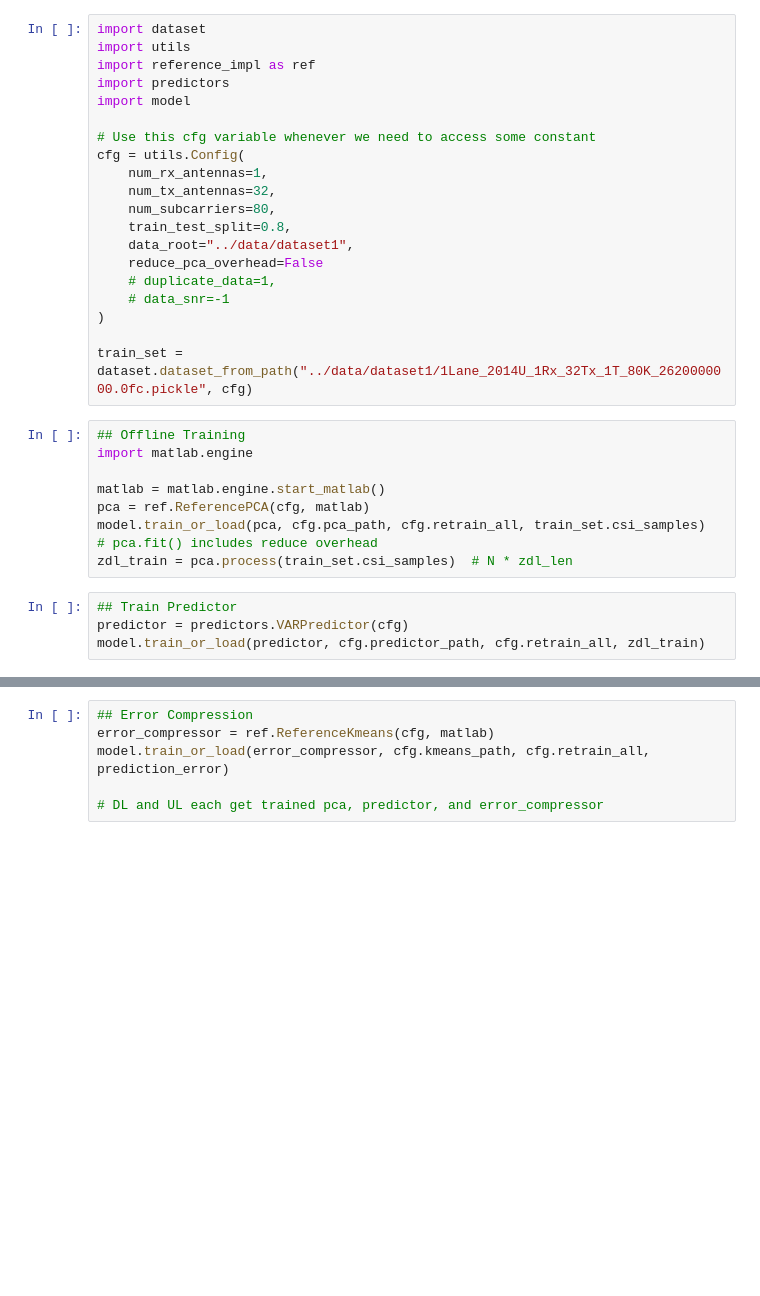
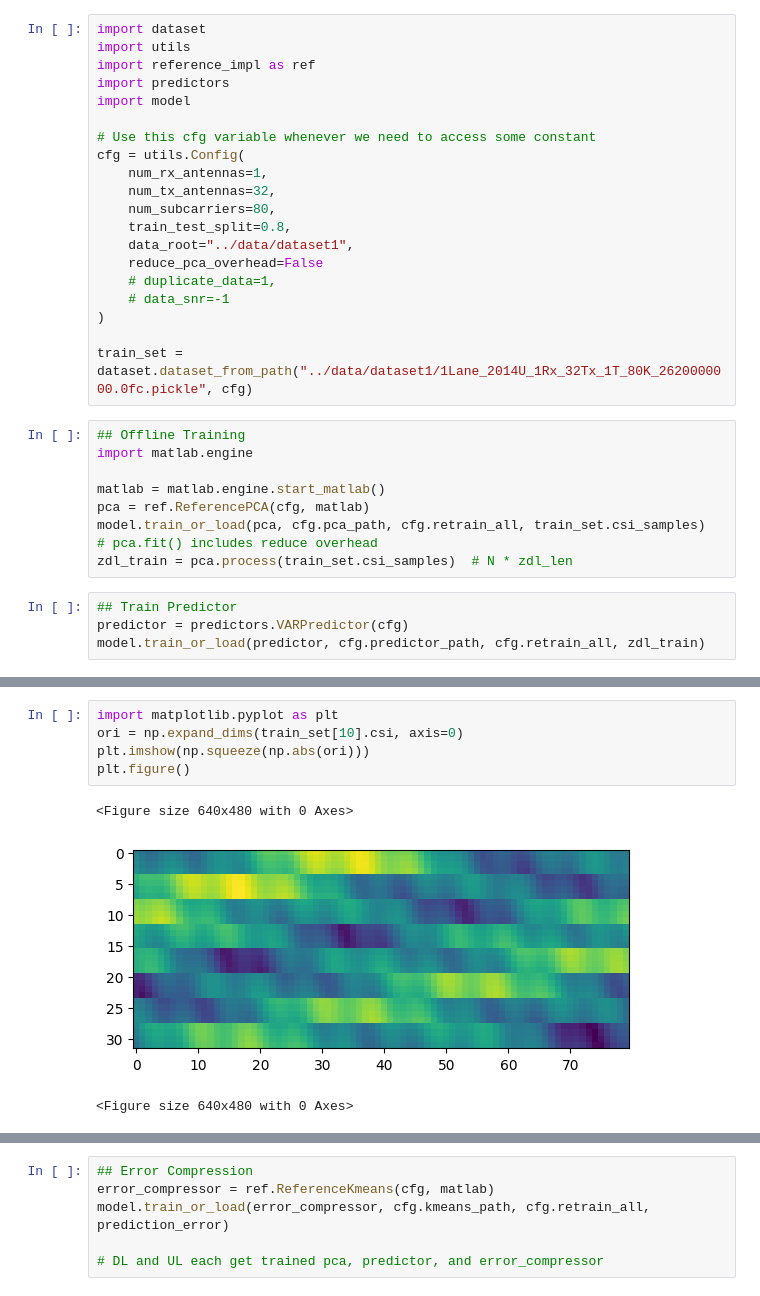
Before and after one commit to dziper/NonstaticCSI, a Jupyter notebook: project/varPredictorTest.ipynb, the cells around one changed output, grey strips where cells are left out. Drawn from its saved outputs; the diff is of its cells as text; blank space fills up the shorter version.

```diff
--- a/project/varPredictorTest.ipynb
+++ b/project/varPredictorTest.ipynb
@@ -33 +41,10 @@ model.train_or_load(predictor, cfg.predictor_path, cfg.retrain_all, zdl_train)
+# %%
+import matplotlib.pyplot as plt
+ori = np.expand_dims(train_set[10].csi, axis=0)
+plt.imshow(np.squeeze(np.abs(ori)))
+plt.figure()
+# %% [output]
+<Figure size 640x480 with 0 Axes>
+[figure, added]
+<Figure size 640x480 with 0 Axes>
 # %%
```
Also changed, not shown: parts of 4 cells of this notebook, 2 other files.
